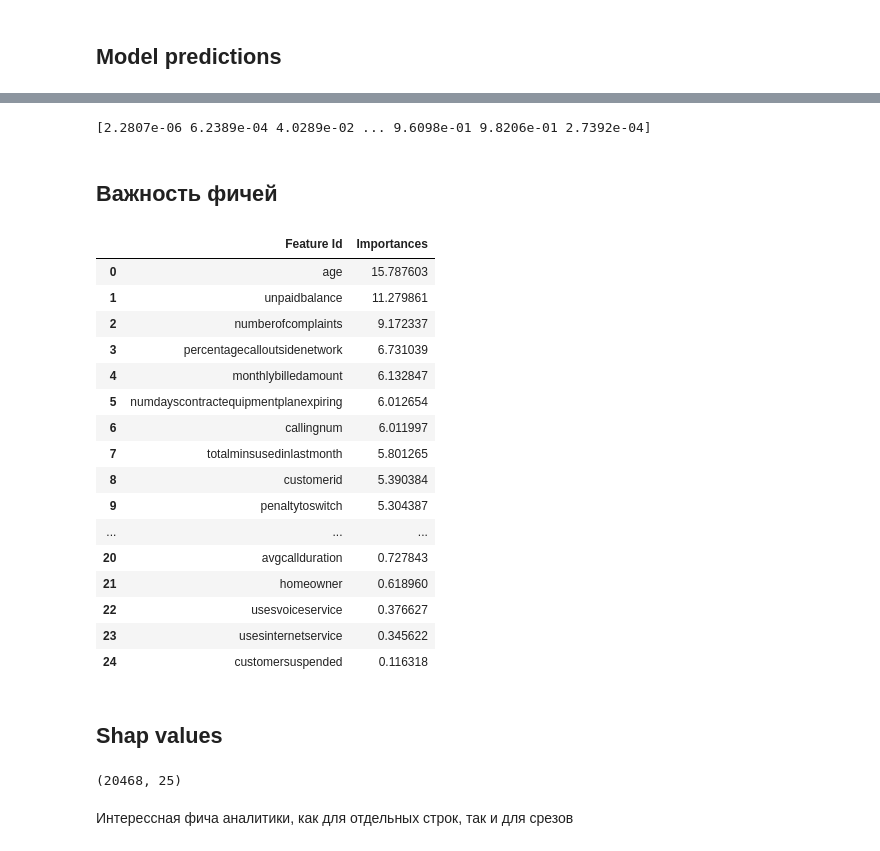
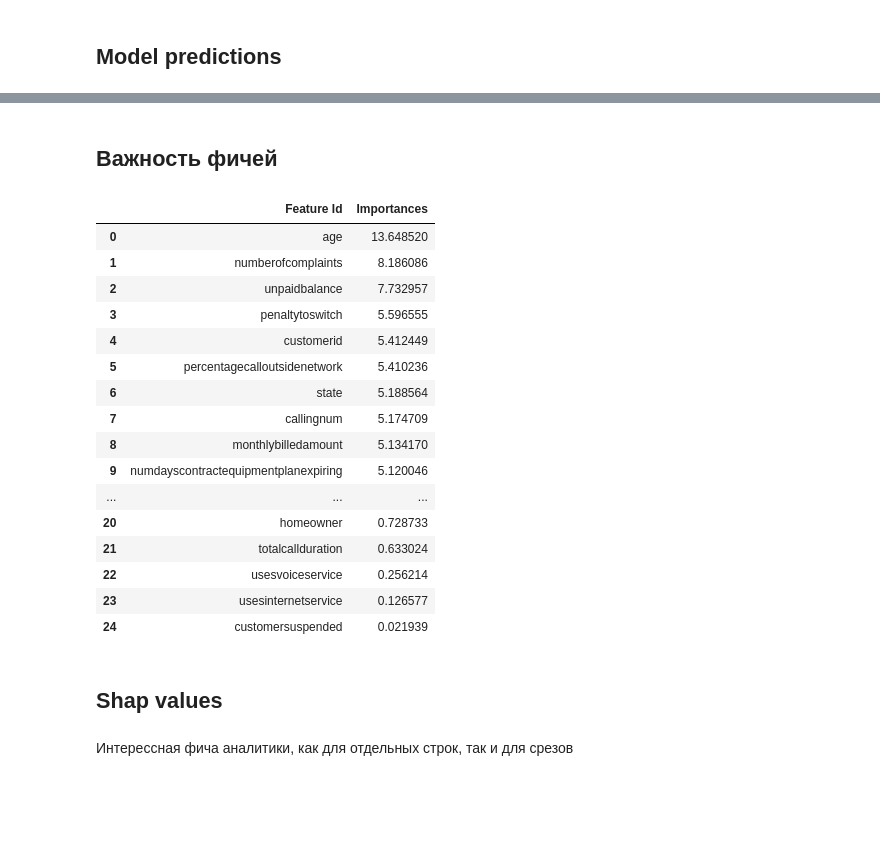
Before and after one commit to loverberg/portfolio, a Jupyter notebook: Big_Data_MTC/CatBoostClassifier.ipynb, the cells around one changed output, grey strips where cells are left out. Saved outputs shown, nothing was run; the diff lists cells and outputs as text; code cells hidden in the pictures; blank space fills up the shorter version.

```diff
--- a/Big_Data_MTC/CatBoostClassifier.ipynb
+++ b/Big_Data_MTC/CatBoostClassifier.ipynb
@@ -498,28 +525,21 @@ params = {
     'eval_metric': 'F1',
     'scale_pos_weight': 9.99,
     'cat_features': cat_features,
-    'iterations': 2000,
+    'iterations': 2000,        # finding best iteration
     'use_best_model': True,
     'od_type': 'Iter',
     'od_wait': 20,
     'verbose': 0,
-    'max_depth': 16,
+    'max_depth': 10,
     'reg_lambda': 2,
-    'learning_rate': 0.03,
-    'boosting_type': 'Plain',
-    'bootstrap_type': 'Bernoulli',
-    'subsample': 0.5,
-    'one_hot_max_size': 20,
-    'rsm': 0.5,
-    'leaf_estimation_iterations': 5,
-    'max_ctr_complexity': 1,
+    'learning_rate': 0.029
 }
 
 # Instantiate classifier
-clf_of2 = CatBoostClassifier(**params)
+clf_of3 = CatBoostClassifier(**params)
 
 # Fit classifier
-clf_of2.fit(
+clf_of3.fit(
     X_train,
     y_train,
     cat_features=cat_features,
@@ -531,6 +551,6 @@ clf_of2.fit(
 );
 
 # Output evaluation metrics
-clf_of2_dict = OrderedDict()
-metrics(clf_of2, clf_of2_dict)
+clf_of3_dict = OrderedDict()
+metrics(clf_of3, clf_of3_dict)
 # %% [output]
@@ -738,45 +655,33 @@ print(raw_pred)
-# %%
-from numpy import exp
-
-sigmoid = lambda x: 1 / (1 + exp(-x))
-
-probabilities = sigmoid(raw_pred)
-
-print(probabilities)
-# %% [output]
-[2.2807e-06 6.2389e-04 4.0289e-02 ... 9.6098e-01 9.8206e-01 2.7392e-04]
 # %% [markdown]
 
 ## Важность фичей
 # %%
-tunned_model.get_feature_importance(prettified=True)
+clf_of3.get_feature_importance(prettified=True)
 # %% [output]
 |  | Feature Id | Importances |
-| 0 | age | 15.787603 |
-| 1 | unpaidbalance | 11.279861 |
-| 2 | numberofcomplaints | 9.172337 |
-| 3 | percentagecalloutsidenetwork | 6.731039 |
-| 4 | monthlybilledamount | 6.132847 |
-| 5 | numdayscontractequipmentplanexpiring | 6.012654 |
-| 6 | callingnum | 6.011997 |
-| 7 | totalminsusedinlastmonth | 5.801265 |
-| 8 | customerid | 5.390384 |
-| 9 | penaltytoswitch | 5.304387 |
+| 0 | age | 13.648520 |
+| 1 | numberofcomplaints | 8.186086 |
+| 2 | unpaidbalance | 7.732957 |
+| 3 | penaltytoswitch | 5.596555 |
+| 4 | customerid | 5.412449 |
+| 5 | percentagecalloutsidenetwork | 5.410236 |
+| 6 | state | 5.188564 |
+| 7 | callingnum | 5.174709 |
+| 8 | monthlybilledamount | 5.134170 |
+| 9 | numdayscontractequipmentplanexpiring | 5.120046 |
 | ... | ... | ... |
-| 20 | avgcallduration | 0.727843 |
-| 21 | homeowner | 0.618960 |
-| 22 | usesvoiceservice | 0.376627 |
-| 23 | usesinternetservice | 0.345622 |
-| 24 | customersuspended | 0.116318 |
+| 20 | homeowner | 0.728733 |
+| 21 | totalcallduration | 0.633024 |
+| 22 | usesvoiceservice | 0.256214 |
+| 23 | usesinternetservice | 0.126577 |
+| 24 | customersuspended | 0.021939 |
 # %% [markdown]
 ## Shap values
 # %%
-shap_values = tunned_model.get_feature_importance(pool, type='ShapValues')
+shap_values = clf_of3.get_feature_importance(ptest, type='ShapValues')
 expected_value = shap_values[0,-1]
 shap_values = shap_values[:,:-1]
 print(shap_values.shape)
-# %% [output]
-(20468, 25)
 # %% [markdown]
 Интерессная фича аналитики, как для отдельных строк, так и для срезов
 # %%
```
Also changed, not shown: parts of 44 cells of this notebook, 25 other files.
